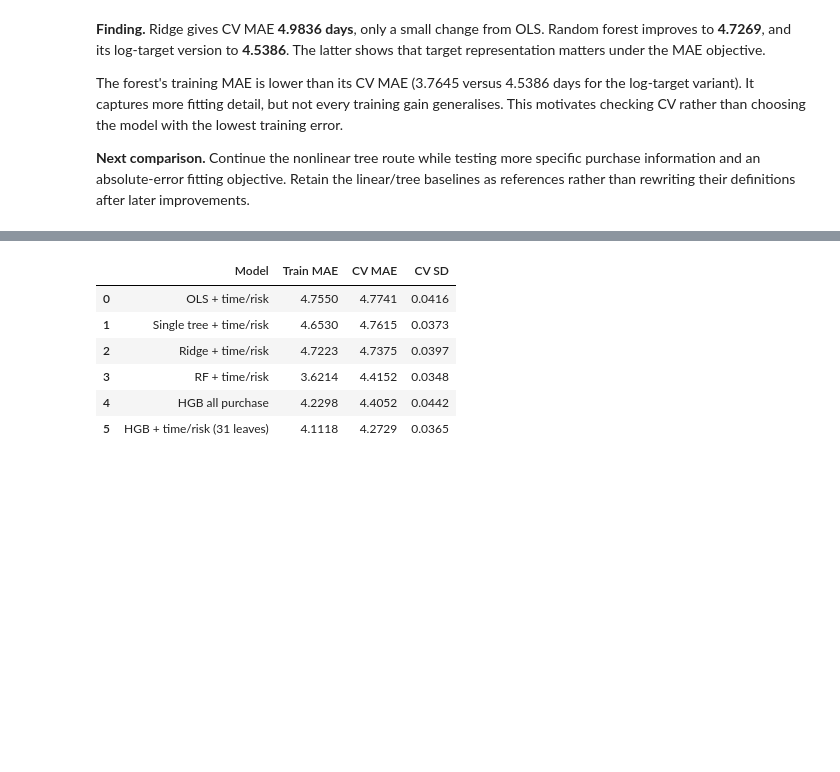
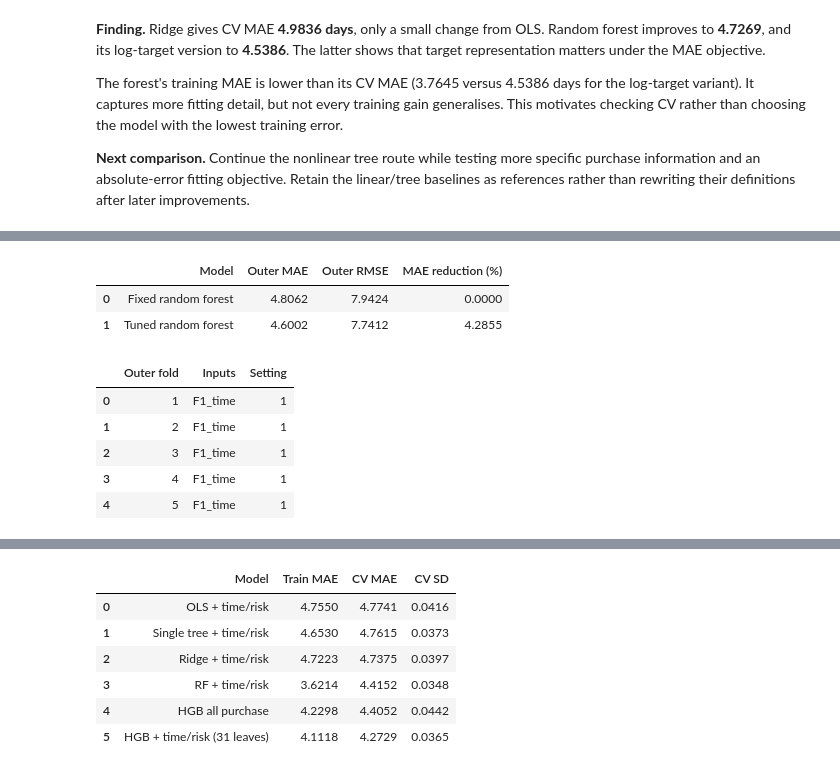
Before and after one commit to IT5006-Group9/IT5006-Group9-Olist-Project, a Jupyter notebook: Phase 2/Regression/delivery_regression_best/notebooks/delivery_regression_complete.ipynb, the cells around one changed output, grey strips where cells are left out. Saved outputs shown, nothing was run; the diff lists cells and outputs as text; code cells hidden in the pictures; blank space fills up the shorter version.

```diff
--- a/Phase 2/Regression/delivery_regression_best/notebooks/delivery_regression_complete.ipynb
+++ b/Phase 2/Regression/delivery_regression_best/notebooks/delivery_regression_complete.ipynb
@@ -244,0 +300,17 @@ The following table follows the same model families through the input changes. T
+# %%
+display(classic_tuning_scores("forest"))
+forest_choices = classic_choices.selected_forest.str.extract(r"forest_(?P<Inputs>.+)_(?P<Setting>\d+)")
+forest_choices.insert(0, "Outer fold", classic_choices.outer_fold)
+# Candidate IDs use zero-based setting indices; the table above numbers them 1–3.
+forest_choices["Setting"] = forest_choices.Setting.astype(int) + 1
+display(forest_choices)
+# %% [output]
+|  | Model | Outer MAE | Outer RMSE | MAE reduction (%) |
+| 0 | Fixed random forest | 4.8062 | 7.9424 | 0.0000 |
+| 1 | Tuned random forest | 4.6002 | 7.7412 | 4.2855 |
+|  | Outer fold | Inputs | Setting |
+| 0 | 1 | F1_time | 1 |
+| 1 | 2 | F1_time | 1 |
+| 2 | 3 | F1_time | 1 |
+| 3 | 4 | F1_time | 1 |
+| 4 | 5 | F1_time | 1 |
```
Also changed, not shown: parts of 11 cells of this notebook, 3 other files.
